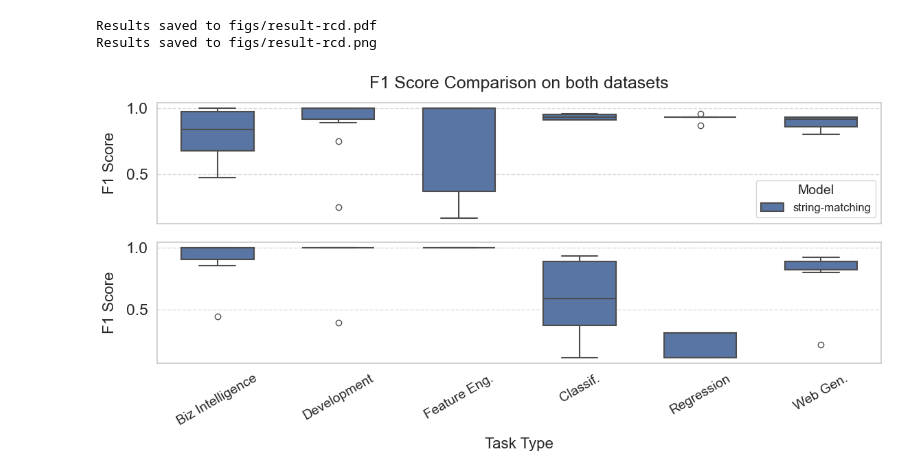
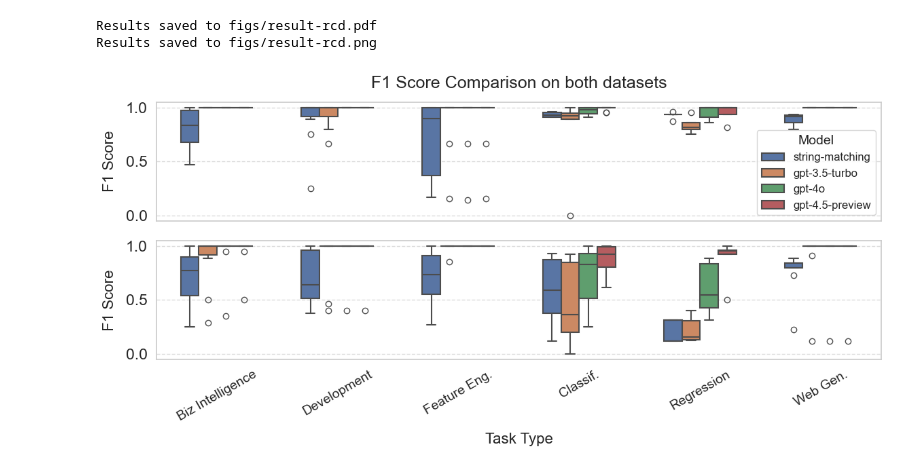
Before and after one commit to guangchen811/tadv, a Jupyter notebook: workflow/s2_experiments/t1_relevant_column_detection/plot_rcd.ipynb, the cells around one changed output. Cells and saved outputs as stored; diff of their text form; code cells hidden in the pictures.

```diff
--- a/workflow/s2_experiments/t1_relevant_column_detection/plot_rcd.ipynb
+++ b/workflow/s2_experiments/t1_relevant_column_detection/plot_rcd.ipynb
@@ -54,14 +54,14 @@ def plot_results(df):
     print(f"Results saved to {result_path / 'result-rcd.png'}")
 # %%
 dataset_name_options = ["playground-series-s4e10", "healthcare_dataset"]
-# model_names = ["string-matching", "gpt-3.5-turbo", "gpt-4o", "gpt-4.5-preview"]
-model_names = ["string-matching"]
+model_names = ["string-matching", "gpt-3.5-turbo", "gpt-4o", "gpt-4.5-preview"]
+# model_names = ["string-matching"]
 processed_data_label = '0'
 
 df_results = pd.read_csv(Path(".") / "tables" / "rcd_results.csv")
 
 plot_results(df_results)
 # %% [output]
 Results saved to figs/result-rcd.pdf
 Results saved to figs/result-rcd.png
-[figure, old version]
+[figure, new version]
```
Also changed, not shown: parts of 1 cell of this notebook, 1 other file.
